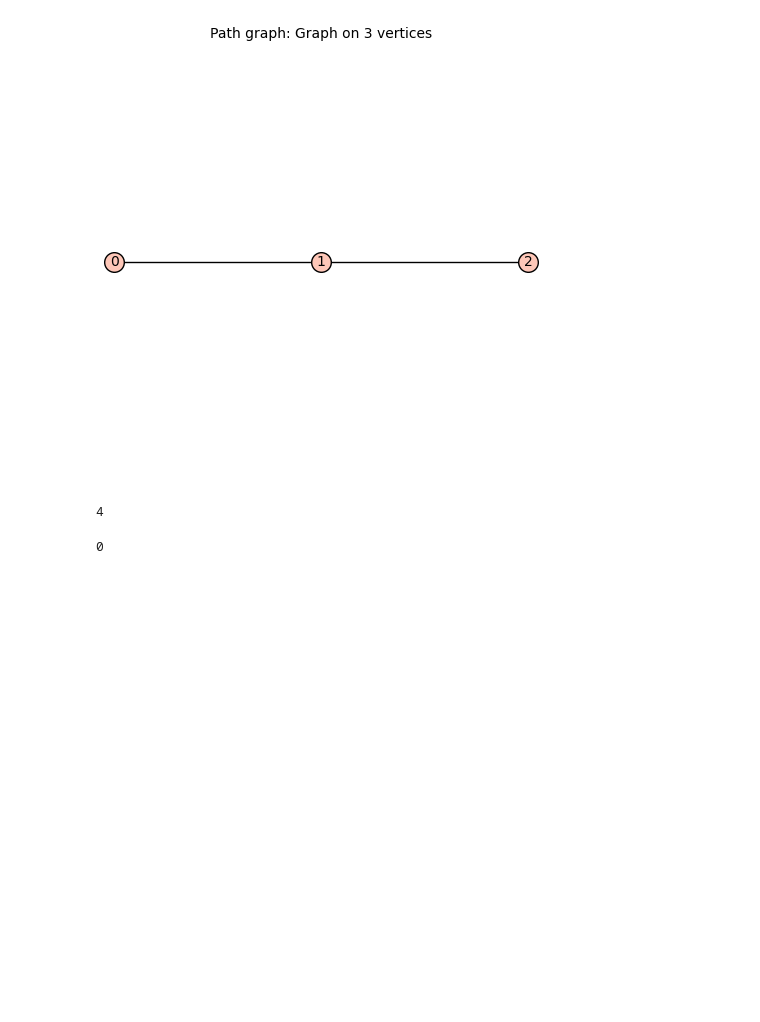
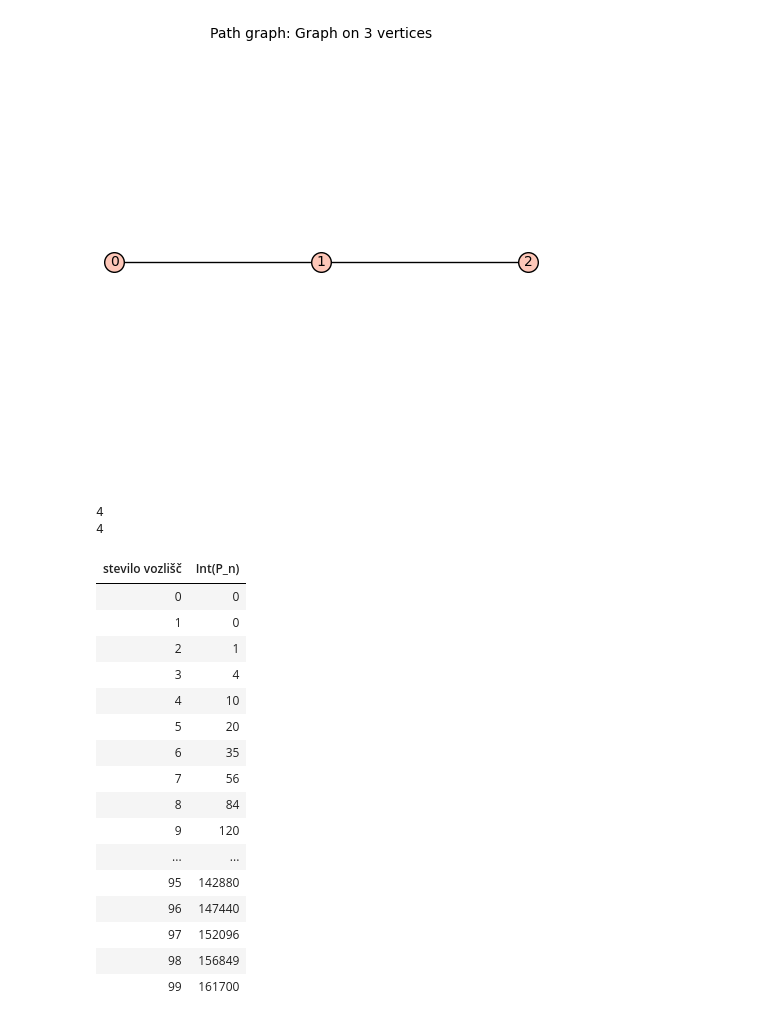
Before and after one commit to mm86903/Projektna-naloga---Interval-index, a Jupyter notebook: 1del.ipynb, the cells around one changed output. Cells and saved outputs as stored; diff of their text form; code cells hidden in the pictures; blank space fills up the shorter version.

```diff
--- a/1del.ipynb
+++ b/1del.ipynb
@@ -70,11 +69,36 @@ M
 # %% [output]
 [figure]
 # %%
-interval_index(M)
-interval_index_2(M)     #se ujemajo definicije
+print(interval_index(M))
+print(interval_index_2(M))     #se ujemajo definicije
 # %% [output]
 4
+4
 # %%
-interval_index(graphs.PathGraph(1))
+"""Izpis intervalnega indeksa za pot za nekatere n"""
+indeksi_poti = []
+
+for i in range(0,100):
+    indeks = interval_index(graphs.PathGraph(i))
+    indeksi_poti.append((i, indeks))
+
+indeksi_poti_DF = pd.DataFrame(indeksi_poti, columns=["stevilo vozlišč", "Int(P_n)"])
+indeksi_poti_DF.style.hide(axis='index')
 # %% [output]
-0
+| stevilo vozlišč | Int(P_n) |
+| 0 | 0 |
+| 1 | 0 |
+| 2 | 1 |
+| 3 | 4 |
+| 4 | 10 |
+| 5 | 20 |
+| 6 | 35 |
+| 7 | 56 |
+| 8 | 84 |
+| 9 | 120 |
+| ... | ... |
+| 95 | 142880 |
+| 96 | 147440 |
+| 97 | 152096 |
+| 98 | 156849 |
+| 99 | 161700 |
```
Also changed, not shown: parts of 16 cells of this notebook, 1 other file.
